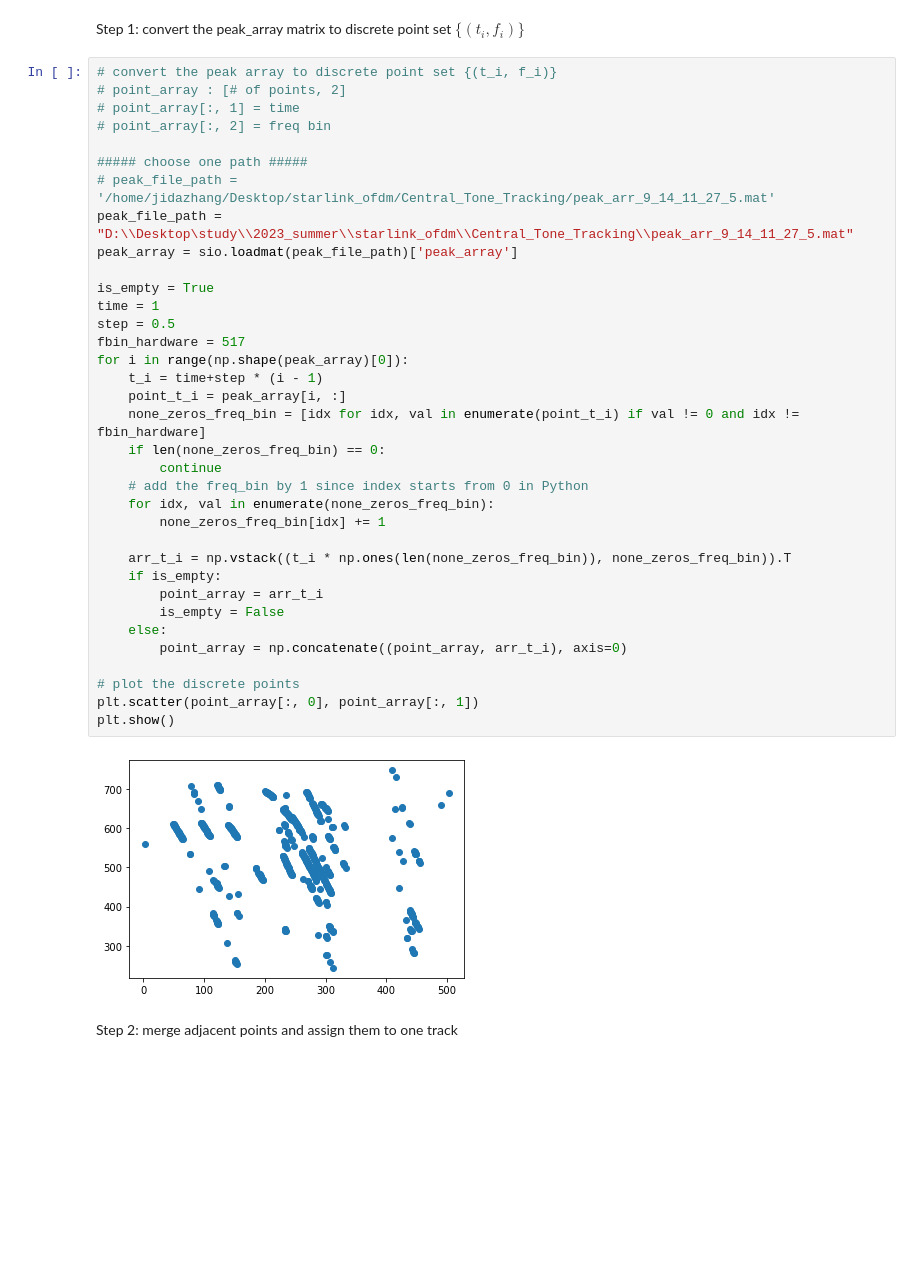
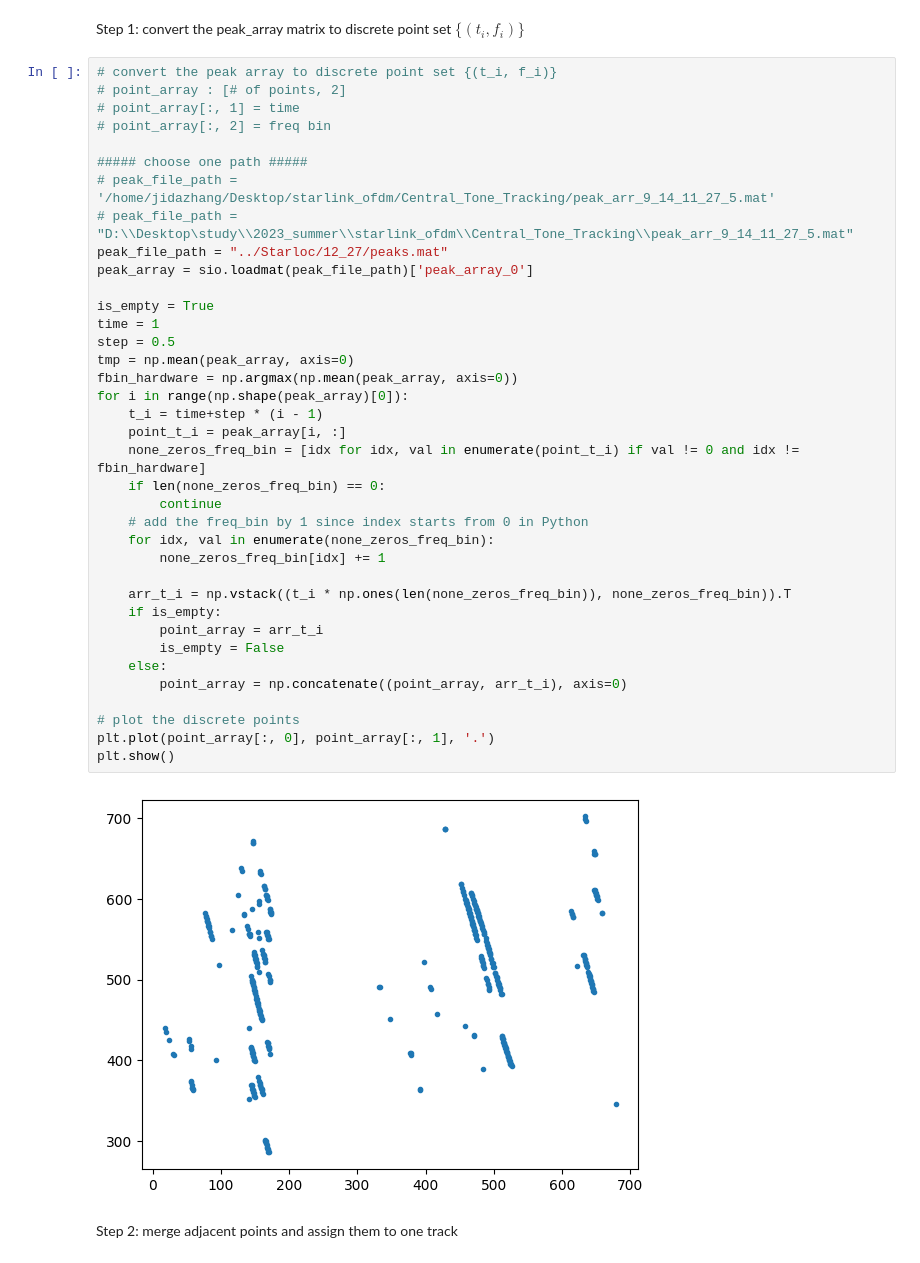
Before and after one commit to ConnectedSystemsLab/starloc_preproc, a Jupyter notebook: Central_Tone_Tracking/identify_different_doppler_curves_jida.ipynb, the cells around one changed output. Cells and saved outputs as stored; diff of their text form; blank space fills up the shorter version.

```diff
--- a/Central_Tone_Tracking/identify_different_doppler_curves_jida.ipynb
+++ b/Central_Tone_Tracking/identify_different_doppler_curves_jida.ipynb
@@ -15,38 +15,40 @@ Step 1: convert the peak_array matrix to discrete point set $\{(t_i, f_i)\}$
 # point_array : [# of points, 2]
 # point_array[:, 1] = time
 # point_array[:, 2] = freq bin
 
 ##### choose one path #####
 # peak_file_path = '/home/jidazhang/Desktop/starlink_ofdm/Central_Tone_Tracking/peak_arr_9_14_11_27_5.mat'
-peak_file_path = "D:\\Desktop\study\\2023_summer\\starlink_ofdm\\Central_Tone_Tracking\\peak_arr_9_14_11_27_5.mat"
-peak_array = sio.loadmat(peak_file_path)['peak_array']
+# peak_file_path = "D:\\Desktop\study\\2023_summer\\starlink_ofdm\\Central_Tone_Tracking\\peak_arr_9_14_11_27_5.mat"
+peak_file_path = "../Starloc/12_27/peaks.mat"
+peak_array = sio.loadmat(peak_file_path)['peak_array_0']
 
 is_empty = True
 time = 1
 step = 0.5
-fbin_hardware = 517
+tmp = np.mean(peak_array, axis=0)
+fbin_hardware = np.argmax(np.mean(peak_array, axis=0))
 for i in range(np.shape(peak_array)[0]):
     t_i = time+step * (i - 1)
     point_t_i = peak_array[i, :]
     none_zeros_freq_bin = [idx for idx, val in enumerate(point_t_i) if val != 0 and idx != fbin_hardware]
     if len(none_zeros_freq_bin) == 0:
         continue
     # add the freq_bin by 1 since index starts from 0 in Python
     for idx, val in enumerate(none_zeros_freq_bin):
         none_zeros_freq_bin[idx] += 1
 
     arr_t_i = np.vstack((t_i * np.ones(len(none_zeros_freq_bin)), none_zeros_freq_bin)).T
     if is_empty:
         point_array = arr_t_i
         is_empty = False
     else:
         point_array = np.concatenate((point_array, arr_t_i), axis=0)
 
 # plot the discrete points
-plt.scatter(point_array[:, 0], point_array[:, 1])
+plt.plot(point_array[:, 0], point_array[:, 1], '.')
 plt.show()
 # %% [output]
-[figure, old version]
+[figure, new version]
 # %% [markdown]
 Step 2: merge adjacent points and assign them to one track
 # %%
```
Also changed, not shown: parts of 3 cells of this notebook, 1 other file.
